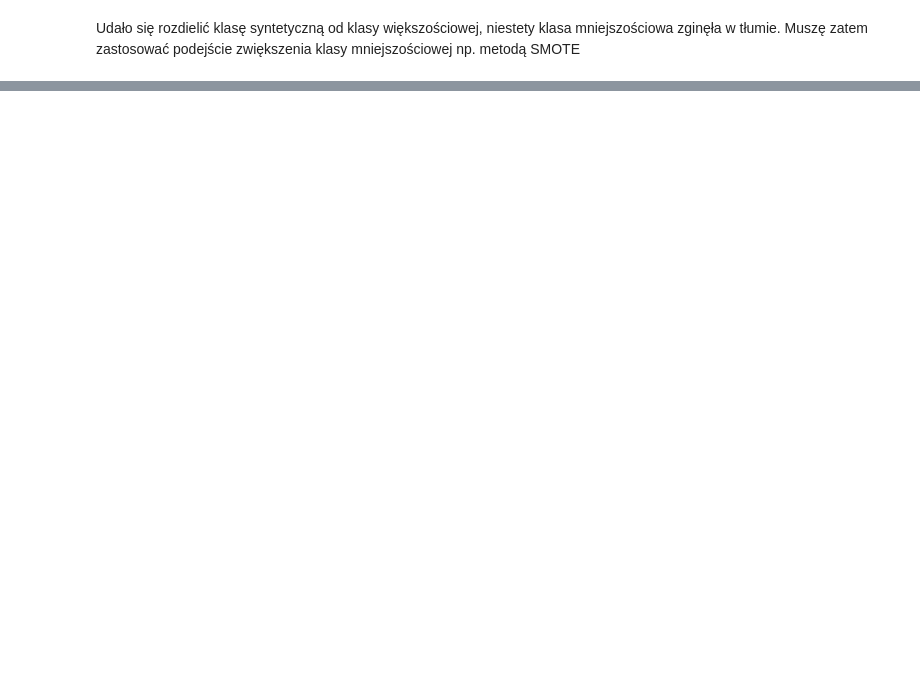
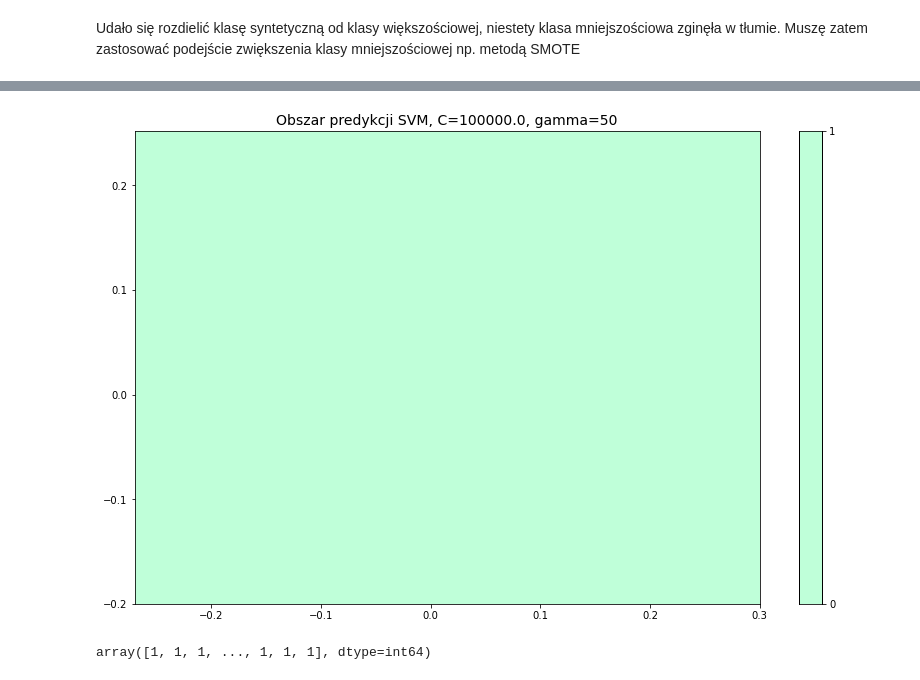
Before and after one commit to krisz17/latent_layer_SVM_classifier, a Jupyter notebook: autoenkoder_for_fraud.ipynb, the cells around one changed output, grey strips where cells are left out. Cells and saved outputs as stored; diff of their text form; code cells hidden in the pictures; blank space fills up the shorter version.

```diff
--- a/autoenkoder_for_fraud.ipynb
+++ b/autoenkoder_for_fraud.ipynb
@@ -539,0 +688,25 @@ Udało się rozdielić klasę syntetyczną od klasy większościowej, niestety k
+# %%
+# spróbuję jeszcze wykonać ćwiczenie tylko na zmiennej binarnej
+Cp =1e5 #  0.01, 1000
+gammap=50 # 0.1, 1 'scale' ‘auto’
+svm_model  = SVC(kernel='rbf', gamma = gammap, C=Cp)  # kerner = {sigmoid, rbf}
+#svm_model.fit(X_SMOTE, y_SMOTE) # tak powinno być ale redukuję zbiór do 10k danych oryginalnych
+svm_model.fit(example_dta_s, np.array(example_labels))
+
+x0s = np.linspace(-0.27, 0.3, 100)
+x1s = np.linspace(-0.2, 0.252, 100)
+x0, x1 = np.meshgrid(x0s, x1s)
+Xn = np.c_[x0.ravel(), x1.ravel()]
+y_pred = svm_model.predict(Xn).reshape(x0.shape)
+#wykresy
+#fig, axes = plt.subplots(figsize=(15, 6), sharey=True)
+plt.contourf(x0, x1, y_pred, cmap='rainbow', levels=[0,1],  alpha=0.5)
+plt.colorbar()
+plt.title("Obszar predykcji SVM, C={0}, gamma={1}".format(Cp,gammap), fontsize=14)
+plt.show()
+# %% [output]
+[figure, added]
+# %%
+svm_model.predict(Xn)
+# %% [output]
+array([1, 1, 1, ..., 1, 1, 1], dtype=int64)
```
Also changed, not shown: parts of 16 cells of this notebook, 1 other file.
